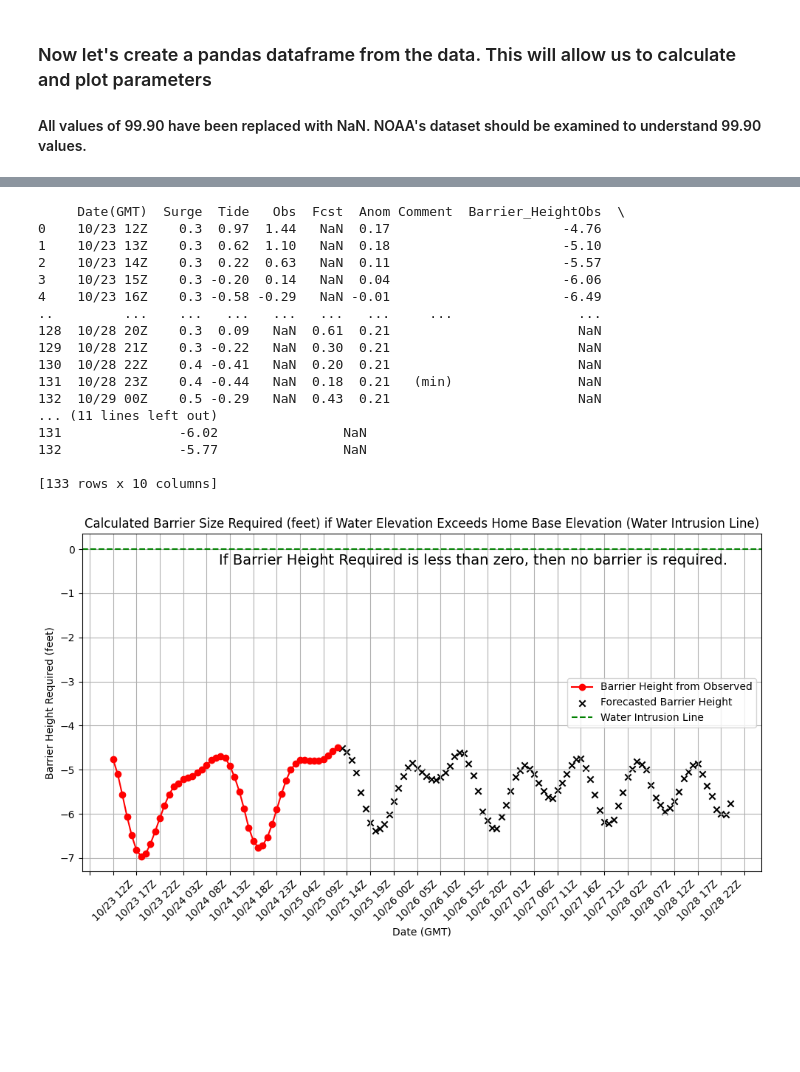
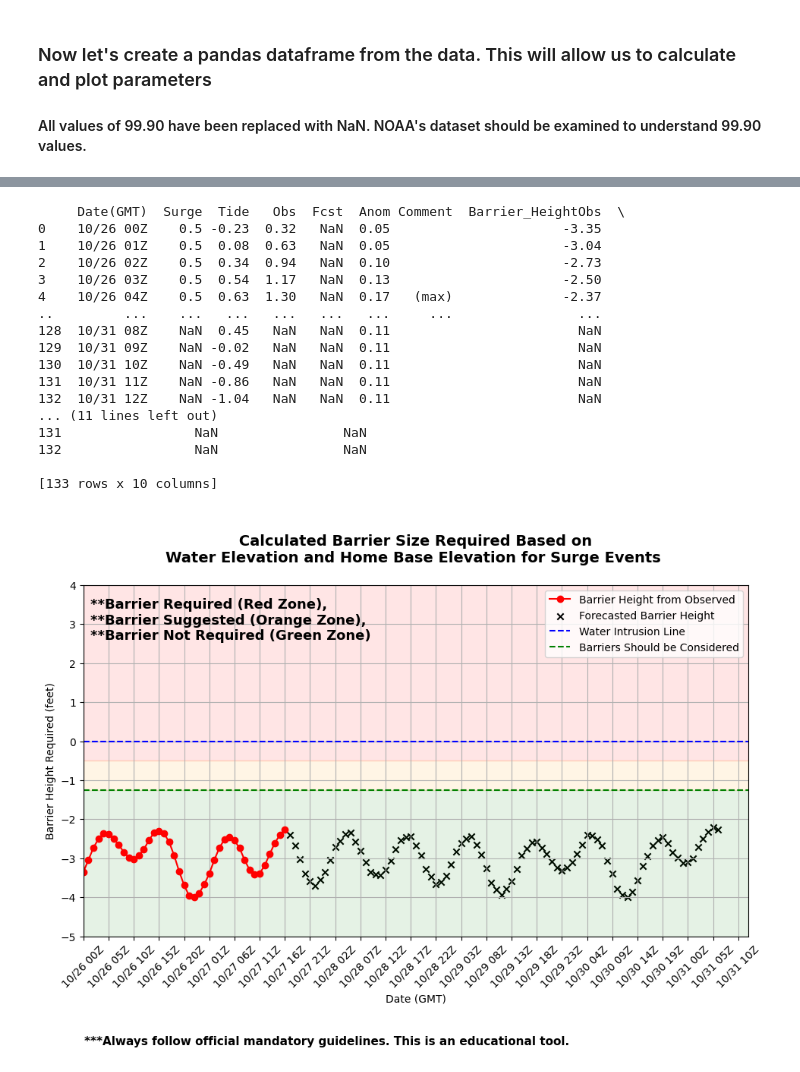
Before and after one commit to GriffsKode/griffskode.github.io, a Jupyter notebook: portfolio/flooding/noaa_etss_bs_scrape.ipynb, the cells around one changed output, grey strips where cells are left out. Saved outputs shown, nothing was run; the diff lists cells and outputs as text; code cells hidden in the pictures; blank space fills up the shorter version.

```diff
--- a/portfolio/flooding/noaa_etss_bs_scrape.ipynb
+++ b/portfolio/flooding/noaa_etss_bs_scrape.ipynb
@@ -105,0 +111,4 @@ print(df)
+# %%
+# Set the home base elevation value (MSL ft)
+#home_base_elev = 6.2
+home_base_elev = 3.67
@@ -106,9 +117,6 @@ print(df)
 # %%
 import matplotlib.pyplot as plt
 import matplotlib.ticker as ticker
-
-# Set the home base elevation value (MSL ft)
-home_base_elev = 6.2
 
 # Plot data on figure (x) vs (y)
 plt.figure(figsize=(10, 6))
@@ -118,7 +126,7 @@ plt.plot(df['Date(GMT)'], df['Obs'], marker='o', linestyle='-', color='r', label
 # Add Fcst values as black 'X' markers
 plt.scatter(df['Date(GMT)'], df['Fcst'], color='black', marker='x', label='Forecasted Water Level')
 # Add a horizontal line at y = home_base_elev
-plt.axhline(y=home_base_elev, color='g', linestyle='--', label=f'Home Base Elevation ({home_base_elev} ft)')
+plt.axhline(y=home_base_elev, color='b', linestyle='--', label=f'Home Base Elevation ({home_base_elev} ft)')
 
 # Formatting the plot
 plt.xlabel('Date (GMT)')
@@ -186,55 +194,77 @@ df['Barrier_HeightReq'] = np.where(df['Barrier_HeightObs'] > 0, df['Barrier_Heig
 print(df)
 # %% [output]
      Date(GMT)  Surge  Tide   Obs  Fcst  Anom Comment  Barrier_HeightObs  \
-0    10/23 12Z    0.3  0.97  1.44   NaN  0.17                      -4.76
-1    10/23 13Z    0.3  0.62  1.10   NaN  0.18                      -5.10
-2    10/23 14Z    0.3  0.22  0.63   NaN  0.11                      -5.57
-3    10/23 15Z    0.3 -0.20  0.14   NaN  0.04                      -6.06
-4    10/23 16Z    0.3 -0.58 -0.29   NaN -0.01                      -6.49
+0    10/26 00Z    0.5 -0.23  0.32   NaN  0.05                      -3.35
+1    10/26 01Z    0.5  0.08  0.63   NaN  0.05                      -3.04
+2    10/26 02Z    0.5  0.34  0.94   NaN  0.10                      -2.73
+3    10/26 03Z    0.5  0.54  1.17   NaN  0.13                      -2.50
+4    10/26 04Z    0.5  0.63  1.30   NaN  0.17   (max)              -2.37
 ..         ...    ...   ...   ...   ...   ...     ...                ...
-128  10/28 20Z    0.3  0.09   NaN  0.61  0.21                        NaN
-129  10/28 21Z    0.3 -0.22   NaN  0.30  0.21                        NaN
-130  10/28 22Z    0.4 -0.41   NaN  0.20  0.21                        NaN
-131  10/28 23Z    0.4 -0.44   NaN  0.18  0.21   (min)                NaN
-132  10/29 00Z    0.5 -0.29   NaN  0.43  0.21                        NaN
+128  10/31 08Z    NaN  0.45   NaN   NaN  0.11                        NaN
+129  10/31 09Z    NaN -0.02   NaN   NaN  0.11                        NaN
+130  10/31 10Z    NaN -0.49   NaN   NaN  0.11                        NaN
+131  10/31 11Z    NaN -0.86   NaN   NaN  0.11                        NaN
+132  10/31 12Z    NaN -1.04   NaN   NaN  0.11                        NaN
 ... (11 lines left out)
-131               -6.02                NaN
-132               -5.77                NaN
+131                 NaN                NaN
+132                 NaN                NaN
 
 [133 rows x 10 columns]
 # %%
 # Plot data on figure (x) vs (y)
-plt.figure(figsize=(10, 6))
+plt.figure(figsize=(10, 8))
 
 # X values will be 'Date(GMT)' and Y values will be 'Obs'
 plt.plot(df['Date(GMT)'], df['Barrier_HeightObs'], marker='o', linestyle='-', color='r', label='Barrier Height from Observed')
 # Add Fcst values as black 'X' markers
 plt.scatter(df['Date(GMT)'], df['Barrier_HeightFcst'], color='black', marker='x', label='Forecasted Barrier Height')
 # Add Barrier_HeightReq values as yellow 'o' markers
 #plt.scatter(df['Date(GMT)'], df['Barrier_HeightReq'], color='black', marker='o', label='Barrier Height Required')
 
 # Add a horizontal line at y = 0
-plt.axhline(y=0, color='g', linestyle='--', label=f'Water Intrusion Line')
+plt.axhline(y=0, color='b', linestyle='--', label=f'Water Intrusion Line')
+# Add a horizontal line at y = 0
+plt.axhline(y=-1.25, color='g', linestyle='--', label=f'Barriers Should be Considered')
+
+# Add fill between y = -5 and y = -1
+plt.fill_between(df['Date(GMT)'], -5, -1.25, color='green', alpha=0.1)
+# Add fill between y = -1 and y = 0
+plt.fill_between(df['Date(GMT)'], -1.25, -0.5, color='orange', alpha=0.1)
+# Add fill between y = 3 and y = 0
+plt.fill_between(df['Date(GMT)'], 4, -0.5, color='red', alpha=0.1)
 
 # Formatting the plot
 plt.xlabel('Date (GMT)')
 plt.ylabel('Barrier Height Required (feet)')
-plt.title('Calculated Barrier Size Required (feet) if Water Elevation Exceeds Home Base Elevation (Water Intrusion Line)')
+plt.title('\n Calculated Barrier Size Required Based on \nWater Elevation and Home Base Elevation for Surge Events \n', fontsize=14, fontweight='bold')
 plt.xticks(rotation=45)
 plt.grid(True)
 plt.legend()
+
+# Set x-axis limits to start and end at first and last data points
+plt.xlim(df['Date(GMT)'].iloc[0], df['Date(GMT)'].iloc[-1])  # Start and end at first and last points
+plt.ylim(-5,4)
 # Reducing the number of dates/times on the x-axis
 plt.gca().xaxis.set_major_locator(ticker.MaxNLocator(nbins=30))  # Limit to 6 x-axis labels
 
 # Rotate x-axis labels for better readability
 plt.xticks(rotation=45)
 
 # Adding the note above the legend
-plt.text(0.95, 0.92, "If Barrier Height Required is less than zero, then no barrier is required.",
-         ha='right', va='center', transform=plt.gca().transAxes, fontsize=14, color='black')
+plt.text(0.01, 0.90, "**Barrier Required (Red Zone),\n**Barrier Suggested (Orange Zone),\n**Barrier Not Required (Green Zone)",
+         ha='left', va='center', transform=plt.gca().transAxes, fontsize=13, color='black', fontweight='bold')
+
+# Adding the note bottom left
+plt.text(0.001, -0.3, "***Always follow official mandatory guidelines. This is an educational tool.",
+         ha='left', va='center', transform=plt.gca().transAxes, fontsize=11, color='black', fontweight='bold')
+
+# tight_layout to automatically adjust plotting parameters
+plt.tight_layout(pad=2.0)
+
+# Save the plot as a JPEG file
+#plt.savefig("C:/KG_MobileFiles_2024/Python/sample_plot.jpg", format='jpg')
 
 # Display the plot
-plt.tight_layout()
 plt.show()
 # %% [output]
-[figure, old version]
+[figure, new version]
```
Also changed, not shown: parts of 8 cells of this notebook.
